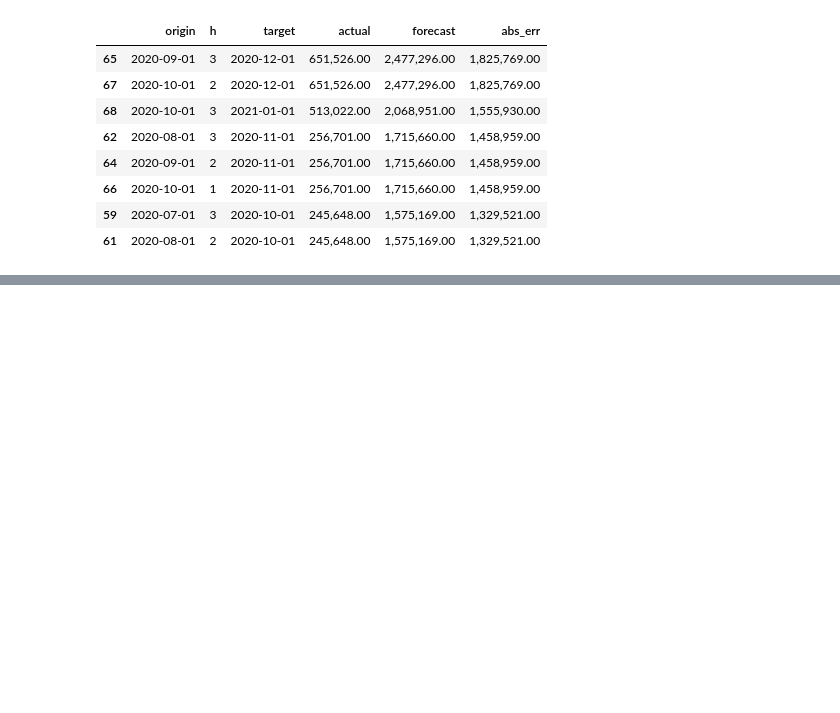
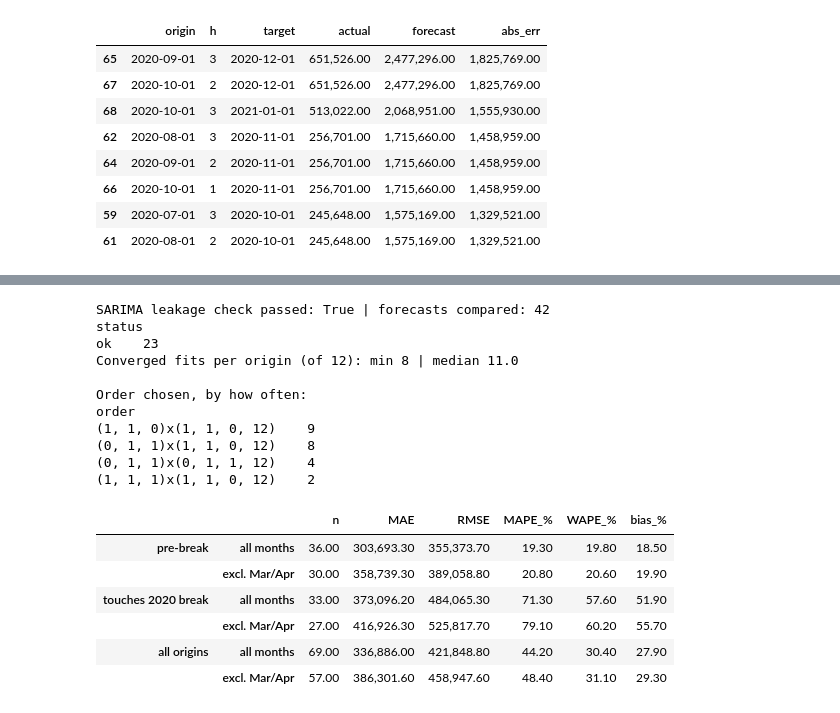
Before and after one commit to Mohsintahseen/sales-intelligence-system, a Jupyter notebook: notebooks/02_forecasting.ipynb, the cells around one changed output, grey strips where cells are left out. Cells and saved outputs as stored; diff of their text form; code cells hidden in the pictures; blank space fills up the shorter version.

```diff
--- a/notebooks/02_forecasting.ipynb
+++ b/notebooks/02_forecasting.ipynb
@@ -160,0 +192,34 @@ bt_naive.nlargest(8, "abs_err")[["origin", "h", "target", "actual", "forecast",
+# %%
+ok, n_rows = leakage_check(y, fcs.sarima_log)
+print("SARIMA leakage check passed:", ok, "| forecasts compared:", n_rows)
+
+fcs.LOG.clear()
+bt_sar = add_regime(rolling_origin(y, fcs.sarima_log))
+sar_log = pd.DataFrame(fcs.LOG)
+
+assert len(bt_sar) == 69 and np.isfinite(bt_sar["forecast"]).all() and (bt_sar["forecast"] > 0).all()
+print(sar_log["status"].value_counts().to_string())
+print("Converged fits per origin (of 12): min", sar_log["n_converged"].min(),
+      "| median", sar_log["n_converged"].median())
+print("\nOrder chosen, by how often:")
+print(sar_log["order"].value_counts().to_string())
+summarise(bt_sar).round(1)
+# %% [output]
+SARIMA leakage check passed: True | forecasts compared: 42
+status
+ok    23
+Converged fits per origin (of 12): min 8 | median 11.0
+
+Order chosen, by how often:
+order
+(1, 1, 0)x(1, 1, 0, 12)    9
+(0, 1, 1)x(1, 1, 0, 12)    8
+(0, 1, 1)x(0, 1, 1, 12)    4
+(1, 1, 1)x(1, 1, 0, 12)    2
+|  |  | n | MAE | RMSE | MAPE_% | WAPE_% | bias_% |
+| pre-break | all months | 36.00 | 303,693.30 | 355,373.70 | 19.30 | 19.80 | 18.50 |
+|  | excl. Mar/Apr | 30.00 | 358,739.30 | 389,058.80 | 20.80 | 20.60 | 19.90 |
+| touches 2020 break | all months | 33.00 | 373,096.20 | 484,065.30 | 71.30 | 57.60 | 51.90 |
+|  | excl. Mar/Apr | 27.00 | 416,926.30 | 525,817.70 | 79.10 | 60.20 | 55.70 |
+| all origins | all months | 69.00 | 336,886.00 | 421,848.80 | 44.20 | 30.40 | 27.90 |
+|  | excl. Mar/Apr | 57.00 | 386,301.60 | 458,947.60 | 48.40 | 31.10 | 29.30 |
```
Also changed, not shown: parts of 3 cells of this notebook, 2 other files.
